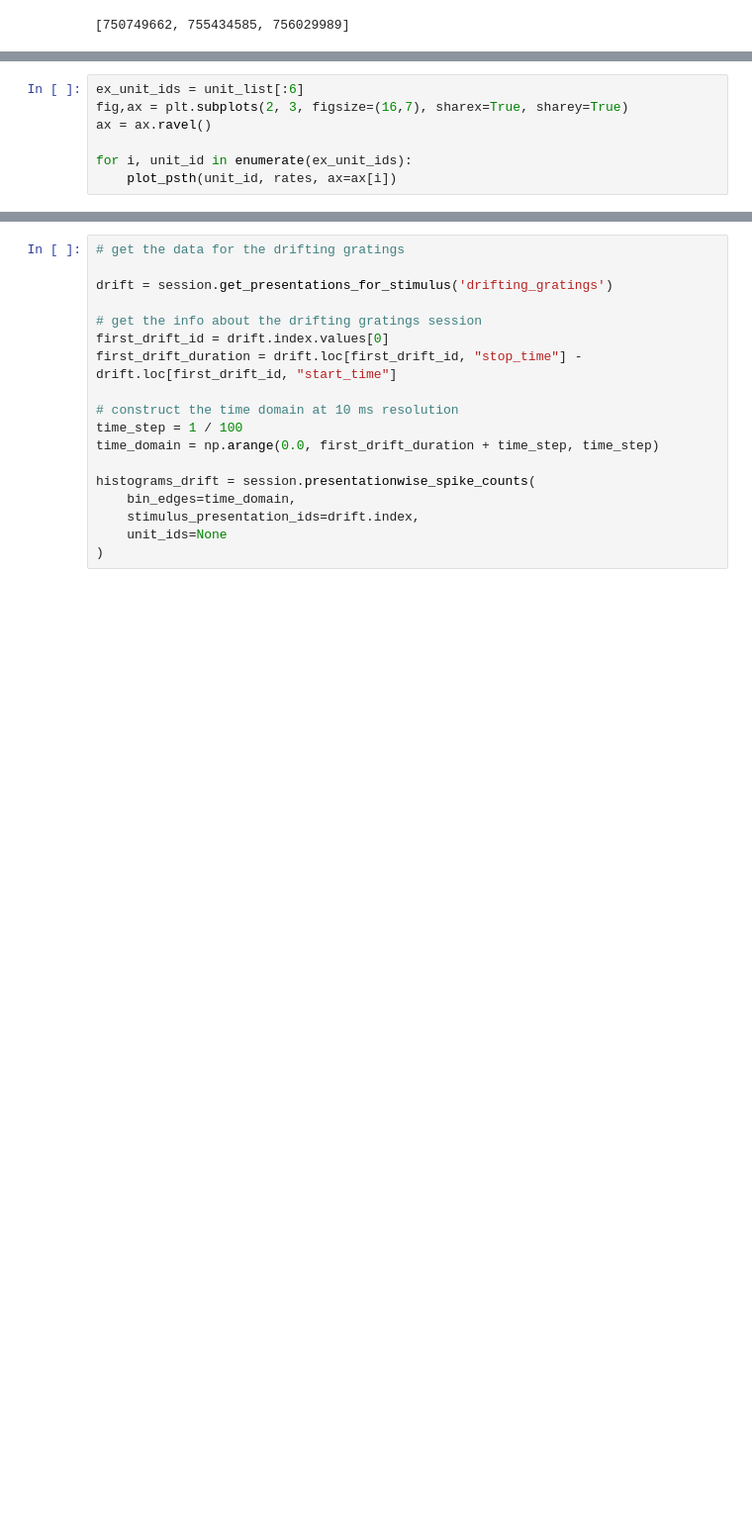
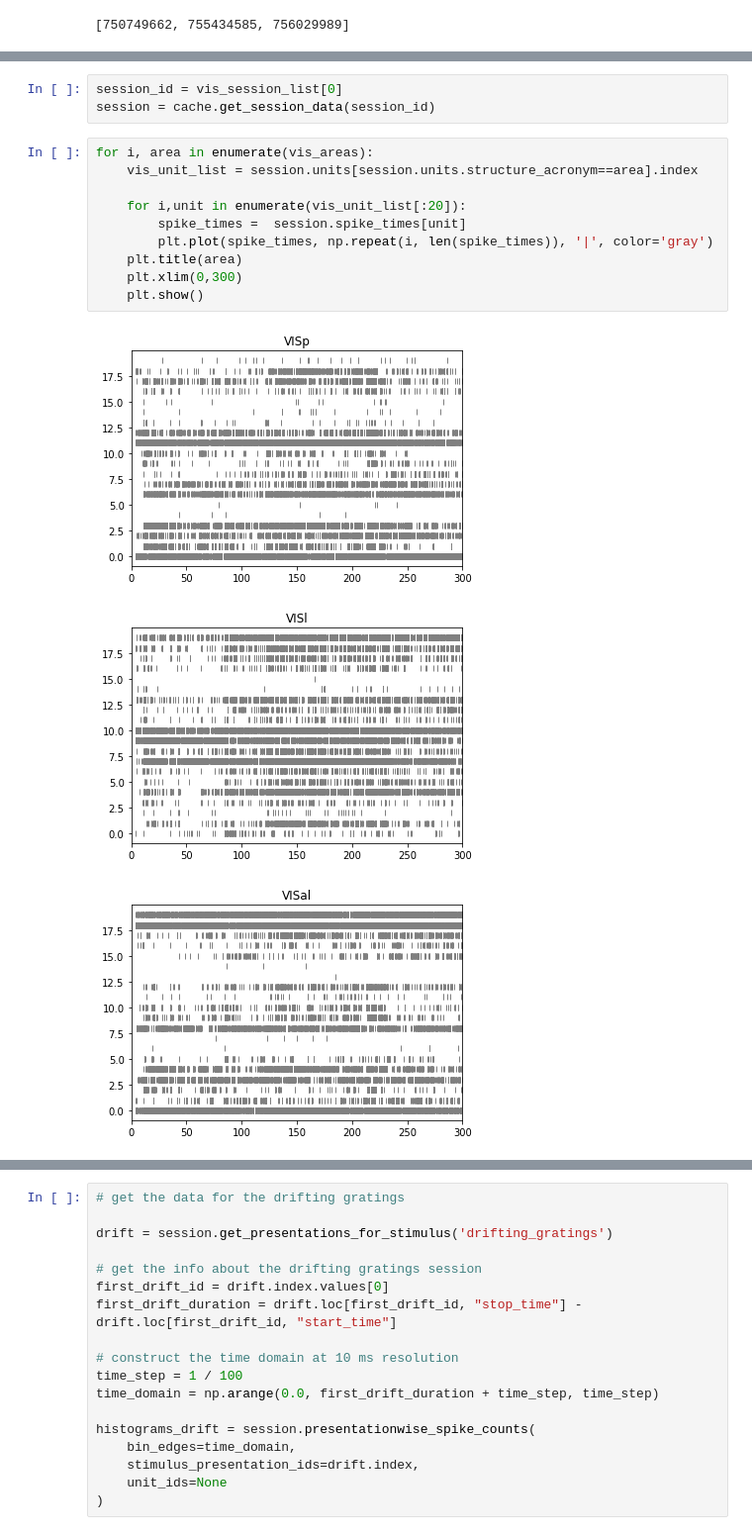
Before and after one commit to AllenInstitute/SWDB_2019, a Jupyter notebook: DynamicBrain/Neuropixels_exercises.ipynb, the cells around one changed output, grey strips where cells are left out. Shown at 99% size. Drawn from its saved outputs; the diff is of its cells as text; blank space fills up the shorter version.

```diff
--- a/DynamicBrain/Neuropixels_exercises.ipynb
+++ b/DynamicBrain/Neuropixels_exercises.ipynb
@@ -219,7 +50,0 @@ plot_psth(unit_id, rates)
-# %%
-ex_unit_ids = unit_list[:6]
-fig,ax = plt.subplots(2, 3, figsize=(16,7), sharex=True, sharey=True)
-ax = ax.ravel()
-
-for i, unit_id in enumerate(ex_unit_ids):
-    plot_psth(unit_id, rates, ax=ax[i])
@@ -254,0 +58,17 @@ spike_stats = pd.merge(spike_stats, stim_table, on='stimulus_presentation_id', r
+# %%
+session_id = vis_session_list[0]
+session = cache.get_session_data(session_id)
+# %%
+for i, area in enumerate(vis_areas):
+    vis_unit_list = session.units[session.units.structure_acronym==area].index
+
+    for i,unit in enumerate(vis_unit_list[:20]):
+        spike_times =  session.spike_times[unit]
+        plt.plot(spike_times, np.repeat(i, len(spike_times)), '|', color='gray')
+    plt.title(area)
+    plt.xlim(0,300)
+    plt.show()
+# %% [output]
+[figure, added]
+[figure, added]
+[figure, added]
```
Also changed, not shown: parts of 60 cells of this notebook.
